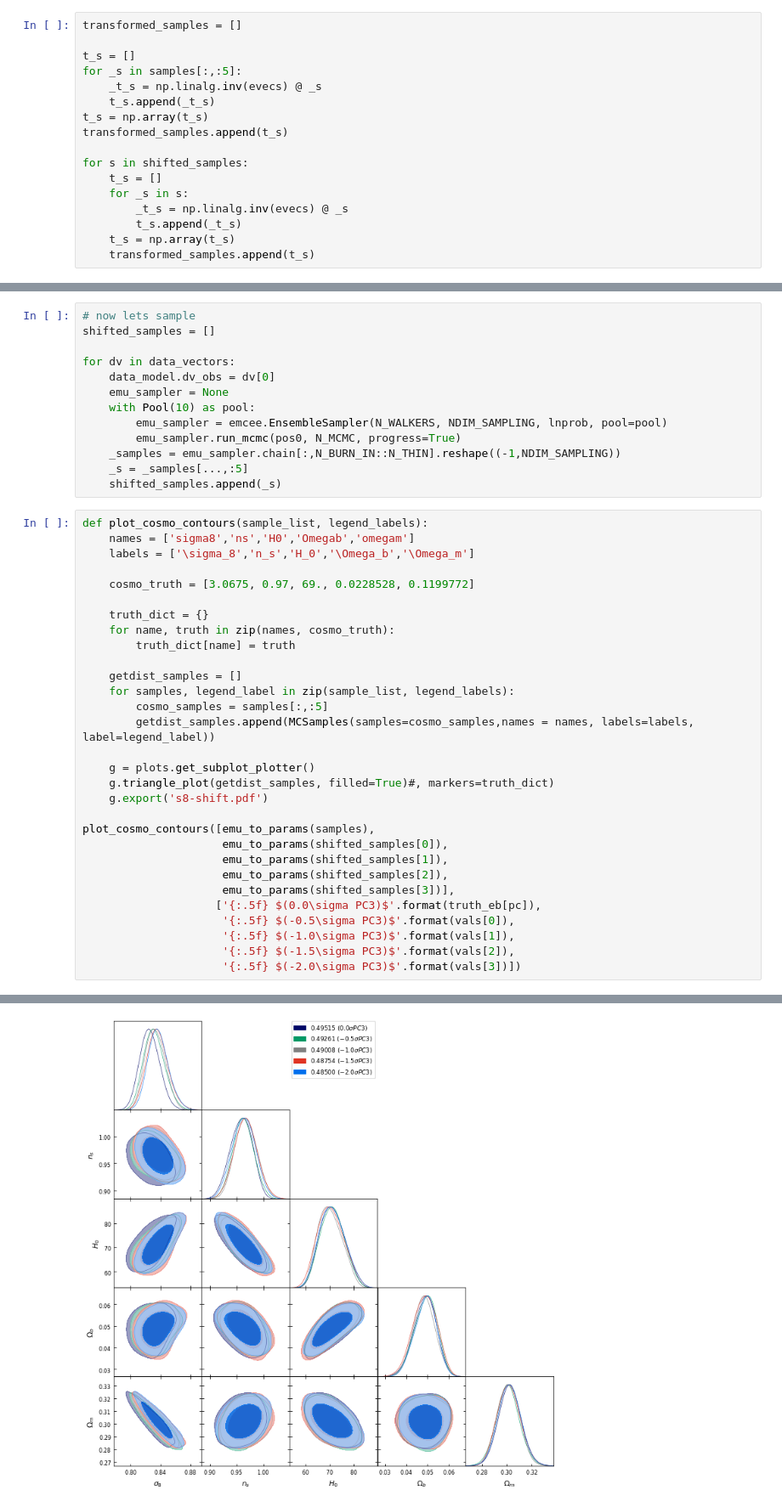
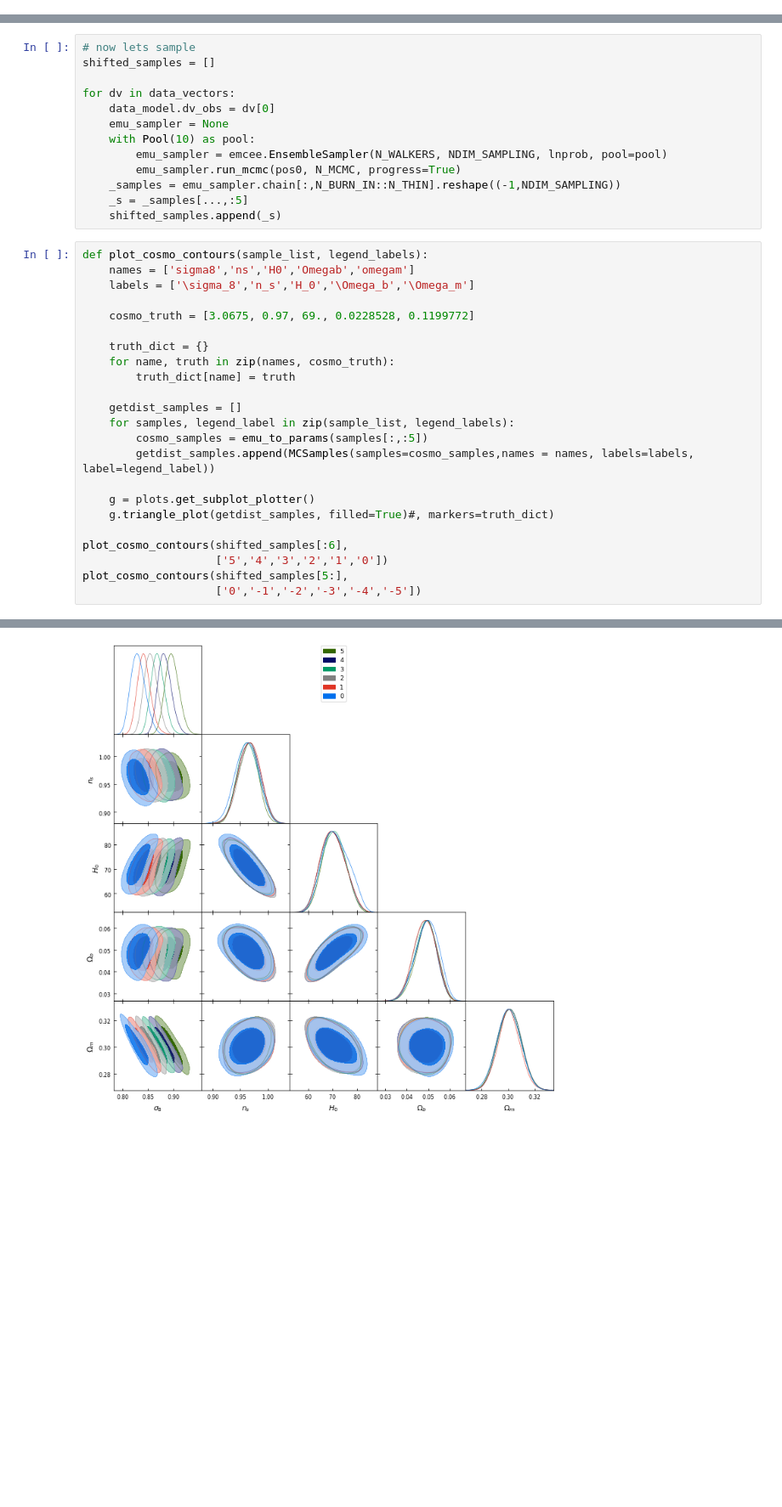
Before and after one commit to SBU-EVAN/jupyter-notebooks, a Jupyter notebook: shifts.ipynb, the cells around one changed output, grey strips where cells are left out. Shown at 85% size. Cells and saved outputs as stored; diff of their text form; blank space fills up the shorter version.

```diff
--- a/shifts.ipynb
+++ b/shifts.ipynb
@@ -475,17 +237,0 @@ Removed no burn in
-# %%
-transformed_samples = []
-
-t_s = []
-for _s in samples[:,:5]:
-    _t_s = np.linalg.inv(evecs) @ _s
-    t_s.append(_t_s)
-t_s = np.array(t_s)
-transformed_samples.append(t_s)
-
-for s in shifted_samples:
-    t_s = []
-    for _s in s:
-        _t_s = np.linalg.inv(evecs) @ _s
-        t_s.append(_t_s)
-    t_s = np.array(t_s)
-    transformed_samples.append(t_s)
@@ -702,21 +379,14 @@ def plot_cosmo_contours(sample_list, legend_labels):
 
     getdist_samples = []
     for samples, legend_label in zip(sample_list, legend_labels):
-        cosmo_samples = samples[:,:5]
+        cosmo_samples = emu_to_params(samples[:,:5])
         getdist_samples.append(MCSamples(samples=cosmo_samples,names = names, labels=labels, label=legend_label))
 
     g = plots.get_subplot_plotter()
     g.triangle_plot(getdist_samples, filled=True)#, markers=truth_dict)
-    g.export('s8-shift.pdf')
 
-plot_cosmo_contours([emu_to_params(samples),
-                     emu_to_params(shifted_samples[0]),
-                     emu_to_params(shifted_samples[1]),
-                     emu_to_params(shifted_samples[2]),
-                     emu_to_params(shifted_samples[3])],
-                    ['{:.5f} $(0.0\sigma PC3)$'.format(truth_eb[pc]),
-                     '{:.5f} $(-0.5\sigma PC3)$'.format(vals[0]),
-                     '{:.5f} $(-1.0\sigma PC3)$'.format(vals[1]),
-                     '{:.5f} $(-1.5\sigma PC3)$'.format(vals[2]),
-                     '{:.5f} $(-2.0\sigma PC3)$'.format(vals[3])])
+plot_cosmo_contours(shifted_samples[:6],
+                    ['5','4','3','2','1','0'])
+plot_cosmo_contours(shifted_samples[5:],
+                    ['0','-1','-2','-3','-4','-5'])
 # %% [output]
@@ -728 +406 @@ Removed no burn in
-[figure, old version]
+[figure, new version]
```
Also changed, not shown: parts of 42 cells of this notebook.
